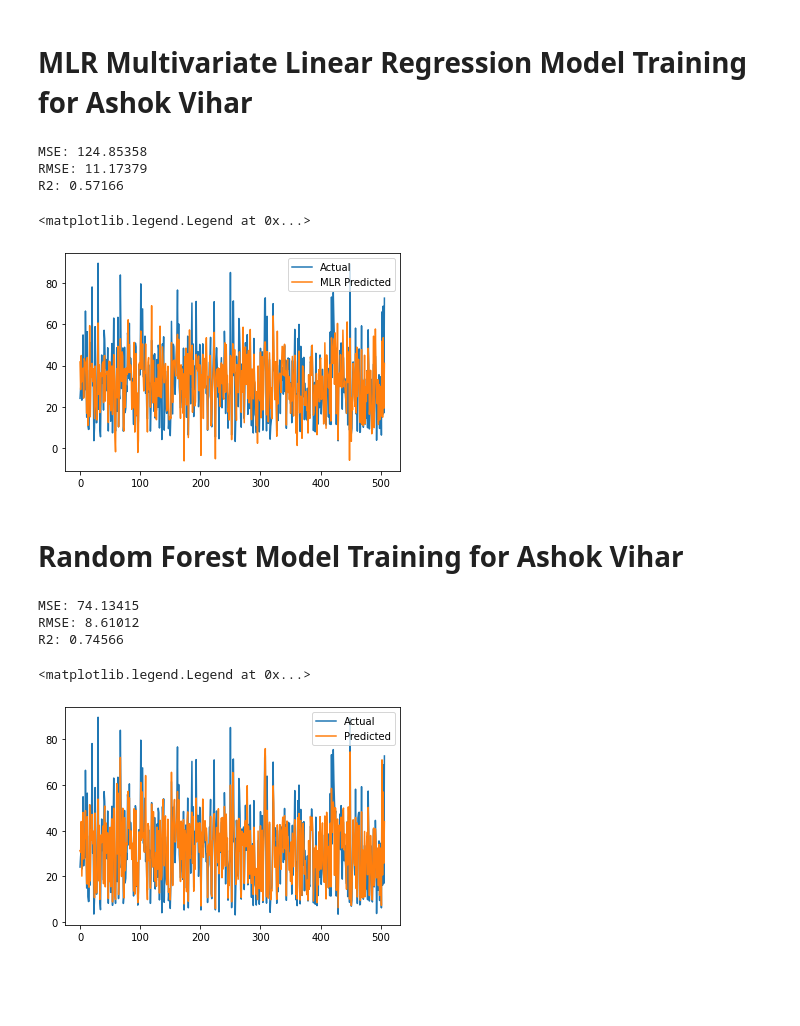
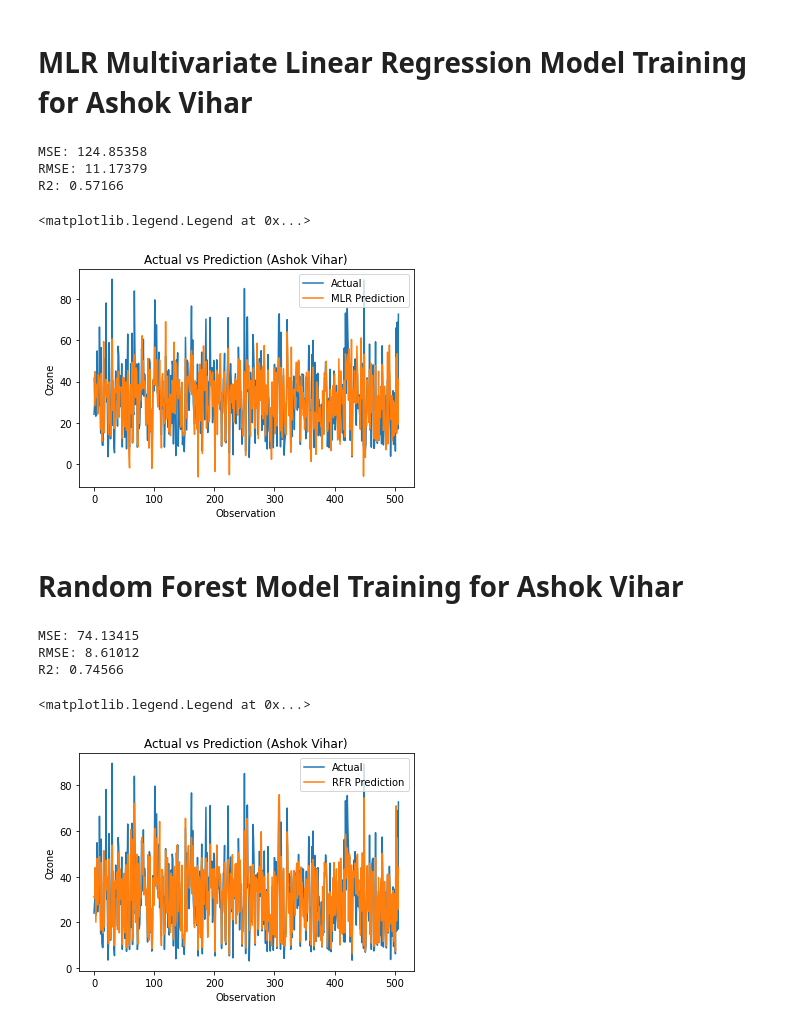
Before and after one commit to TheNobody-12/Ozone-Prediction-AIProject, a Jupyter notebook: Location/AshokVihar/AshokVihar_LSTMModelTraining.ipynb, the cells around one changed output. Saved outputs shown, nothing was run; the diff lists cells and outputs as text; code cells hidden in the pictures; blank space fills up the shorter version.

```diff
--- a/Location/AshokVihar/AshokVihar_LSTMModelTraining.ipynb
+++ b/Location/AshokVihar/AshokVihar_LSTMModelTraining.ipynb
@@ -473,35 +497,38 @@ X_train, X_test, y_train, y_test = train_test_split(Xml, yml, test_size=0.3, ran
 # write the function for the MLR model
 
 from sklearn.linear_model import LinearRegression
 from sklearn.metrics import mean_squared_error, r2_score
 from math import sqrt
 
 def build_mlr_model(X_train, y_train, X_test, y_test):
     model = LinearRegression()
     model.fit(X_train, y_train)
     yhat = model.predict(X_test)
     mse = mean_squared_error(y_test, yhat)
     print('MSE: %.5f' % mse)
     rmse = sqrt(mse)
     print('RMSE: %.5f' % rmse)
     # R2 score
     r2 = r2_score(y_test, yhat)
     print('R2: %.5f' % r2)
     return model, yhat
 
 # build the MLR model
 mlr_model, mlr_yhat = build_mlr_model(X_train, y_train, X_test, y_test)
 
 # plot yhat and y_split_test
+plt.title('Actual vs Prediction (Ashok Vihar)')
 plt.plot(y_test, label='Actual')
-plt.plot(mlr_yhat, label='MLR Predicted')
+plt.plot(mlr_yhat, label='MLR Prediction')
+plt.xlabel('Observation')
+plt.ylabel('Ozone')
 plt.legend()
 # %% [output]
 MSE: 124.85358
 RMSE: 11.17379
 R2: 0.57166
 <matplotlib.legend.Legend at 0x...>
-[figure, old version]
+[figure, new version]
 # %% [markdown]
 # Random Forest Model Training for Ashok Vihar
 # %%
@@ -529,12 +556,15 @@ rf_model, rf_yhat = build_rf_model(X_train, y_train, X_test, y_test)
 
 # plot yhat and y_split_test
 # plt.figure(figsize=(12, 8))
+plt.title('Actual vs Prediction (Ashok Vihar)')
 plt.plot(y_test, label='Actual')
-plt.plot(rf_yhat, label='Predicted')
+plt.plot(rf_yhat, label='RFR Prediction')
+plt.xlabel('Observation')
+plt.ylabel('Ozone')
 plt.legend()
 # %% [output]
 MSE: 74.13415
 RMSE: 8.61012
 R2: 0.74566
 <matplotlib.legend.Legend at 0x...>
-[figure, old version]
+[figure, new version]
```
Also changed, not shown: parts of 10 cells of this notebook, 40 other files.
